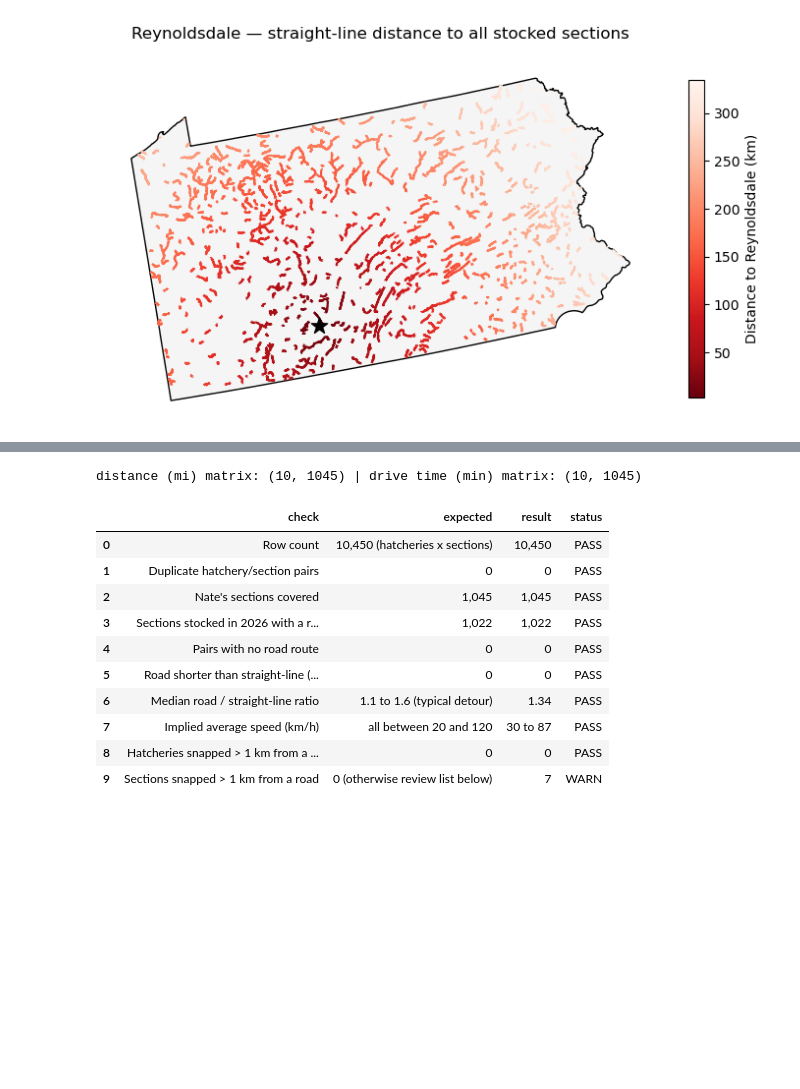
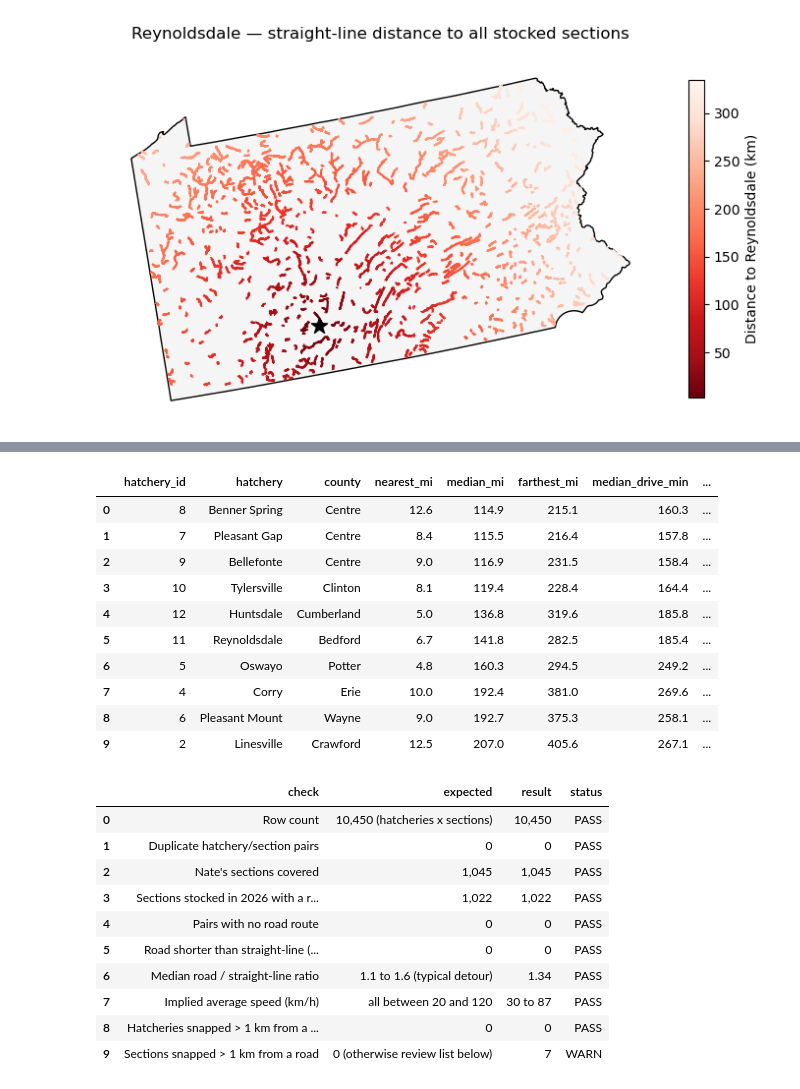
Before and after one commit to LoydGC/Troutimization-Project, a Jupyter notebook: notebooks/travel_arcs.ipynb, the cells around one changed output, grey strips where cells are left out. Cells and saved outputs as stored; diff of their text form; code cells hidden in the pictures; blank space fills up the shorter version.

```diff
--- a/notebooks/travel_arcs.ipynb
+++ b/notebooks/travel_arcs.ipynb
@@ -425,23 +322,40 @@ rows: 10,450
 | 3 | 11 | Reynoldsdale | Bedford | 202_2 | Briar Creek | 278.099 | 172.803 | 195.8 | 38.4 | ... |
 | 4 | 11 | Reynoldsdale | Bedford | 209_2 | West Branch Briar Creek | 279.155 | 173.459 | 196.1 | 46.4 | ... |
 # %%
-# Wide matrices: one row per hatchery, one column per section_id.
-# Two separate matrices, easy to mix up by name:
-#   ..._road_mi_matrix.csv  -> road DISTANCE in miles
-#   ..._road_min_matrix.csv -> DRIVE TIME in minutes
+# Per-hatchery summary of road distance to all sections (report table).
+# "sections_closest_to" = how many sections have this hatchery as their nearest by road miles
+# (the baseline assignment in Nate's model: each section is served by its nearest hatchery).
+nearest = hatchery_road_dist_long.loc[hatchery_road_dist_long.groupby("section_id")["road_mi"].idxmin()]
 
-hatchery_road_mi_matrix = hatchery_road_dist_long.pivot(      # DISTANCE (miles)
-    index="hatchery", columns="section_id", values="road_mi"
+hatchery_summary = (
+    hatchery_road_dist_long.groupby(["hatchery_id", "hatchery", "county"])
+    .agg(
+        nearest_mi=("road_mi", "min"),
+        median_mi=("road_mi", "median"),
+        farthest_mi=("road_mi", "max"),
+        median_drive_min=("road_min", "median"),
+    )
+    .round(1)
+    .reset_index()
 )
-hatchery_road_min_matrix = hatchery_road_dist_long.pivot(     # DRIVE TIME (minutes)
-    index="hatchery", columns="section_id", values="road_min"
+hatchery_summary["sections_closest_to"] = (
+    hatchery_summary["hatchery"].map(nearest["hatchery"].value_counts()).fillna(0).astype(int)
 )
-hatchery_road_mi_matrix.to_csv("../data/interim/hatchery_to_section_road_mi_matrix.csv")
-hatchery_road_min_matrix.to_csv("../data/interim/hatchery_to_section_road_min_matrix.csv")
-
-print(f"distance (mi) matrix: {hatchery_road_mi_matrix.shape} | drive time (min) matrix: {hatchery_road_min_matrix.shape}")
+hatchery_summary = hatchery_summary.sort_values("median_mi").reset_index(drop=True)
+hatchery_summary.to_csv(f"{TABLE_DIR}/hatchery_road_distance_summary.csv", index=False)
+hatchery_summary
 # %% [output]
-distance (mi) matrix: (10, 1045) | drive time (min) matrix: (10, 1045)
+|  | hatchery_id | hatchery | county | nearest_mi | median_mi | farthest_mi | median_drive_min | ... |
+| 0 | 8 | Benner Spring | Centre | 12.6 | 114.9 | 215.1 | 160.3 | ... |
+| 1 | 7 | Pleasant Gap | Centre | 8.4 | 115.5 | 216.4 | 157.8 | ... |
+| 2 | 9 | Bellefonte | Centre | 9.0 | 116.9 | 231.5 | 158.4 | ... |
+| 3 | 10 | Tylersville | Clinton | 8.1 | 119.4 | 228.4 | 164.4 | ... |
+| 4 | 12 | Huntsdale | Cumberland | 5.0 | 136.8 | 319.6 | 185.8 | ... |
+| 5 | 11 | Reynoldsdale | Bedford | 6.7 | 141.8 | 282.5 | 185.4 | ... |
+| 6 | 5 | Oswayo | Potter | 4.8 | 160.3 | 294.5 | 249.2 | ... |
+| 7 | 4 | Corry | Erie | 10.0 | 192.4 | 381.0 | 269.6 | ... |
+| 8 | 6 | Pleasant Mount | Wayne | 9.0 | 192.7 | 375.3 | 258.1 | ... |
+| 9 | 2 | Linesville | Crawford | 12.5 | 207.0 | 405.6 | 267.1 | ... |
 # %%
 # Validation summary for the road distance table.
 # Each check states what's expected. Status: PASS, FAIL, or WARN (worth a look, not necessarily wrong).
```
Also changed, not shown: parts of 7 cells of this notebook, 7 other files.
